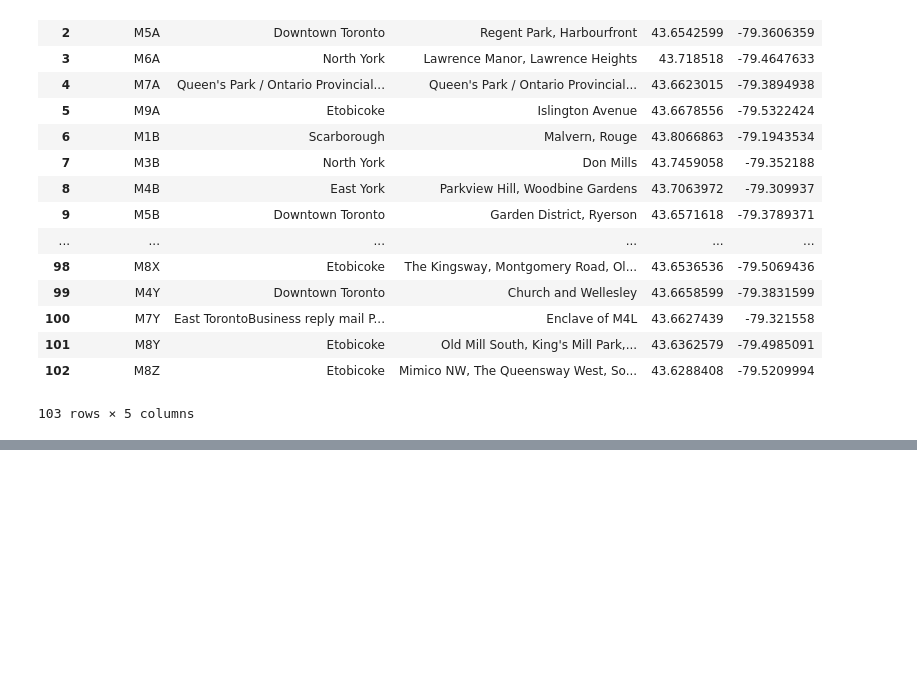
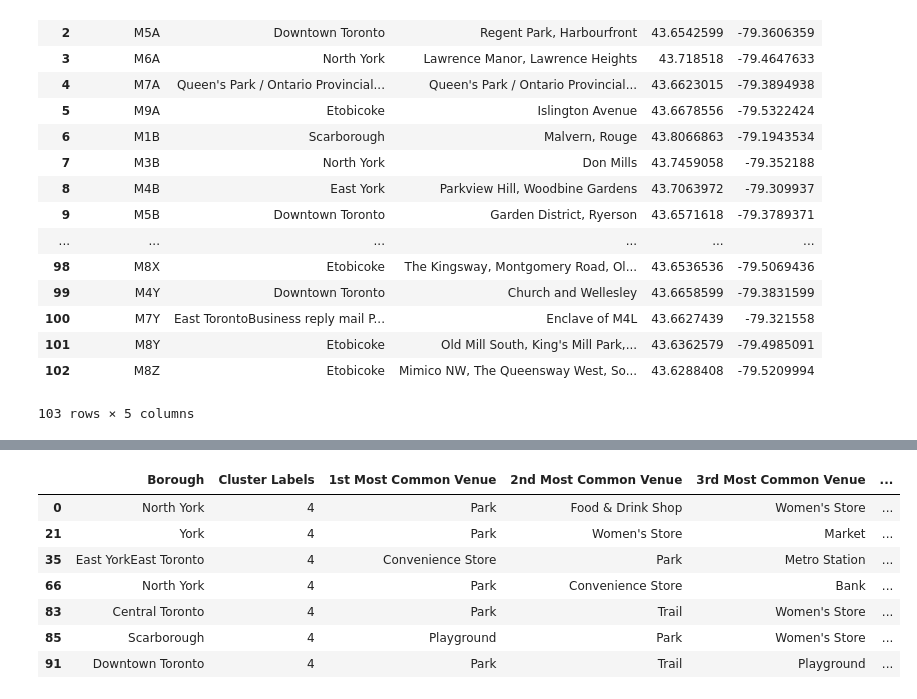
Before and after one commit to LangQian/Coursera_Capstone, a Jupyter notebook: Applied Data Science Capstone.ipynb, the cells around one changed output, grey strips where cells are left out. Saved outputs shown, nothing was run; the diff lists cells and outputs as text; code cells hidden in the pictures; blank space fills up the shorter version.

```diff
--- a/Applied Data Science Capstone.ipynb
+++ b/Applied Data Science Capstone.ipynb
@@ -117,0 +471,11 @@ neighborhoods
+# %%
+toronto_merged.loc[toronto_merged['Cluster Labels'] == 4, toronto_merged.columns[[1] + list(range(5, toronto_merged.shape[1]))]]
+# %% [output]
+|  | Borough | Cluster Labels | 1st Most Common Venue | 2nd Most Common Venue | 3rd Most Common Venue | ... |
+| 0 | North York | 4 | Park | Food & Drink Shop | Women's Store | ... |
+| 21 | York | 4 | Park | Women's Store | Market | ... |
+| 35 | East YorkEast Toronto | 4 | Convenience Store | Park | Metro Station | ... |
+| 66 | North York | 4 | Park | Convenience Store | Bank | ... |
+| 83 | Central Toronto | 4 | Park | Trail | Women's Store | ... |
+| 85 | Scarborough | 4 | Playground | Park | Women's Store | ... |
+| 91 | Downtown Toronto | 4 | Park | Trail | Playground | ... |
```
Also changed, not shown: parts of 30 cells of this notebook.
